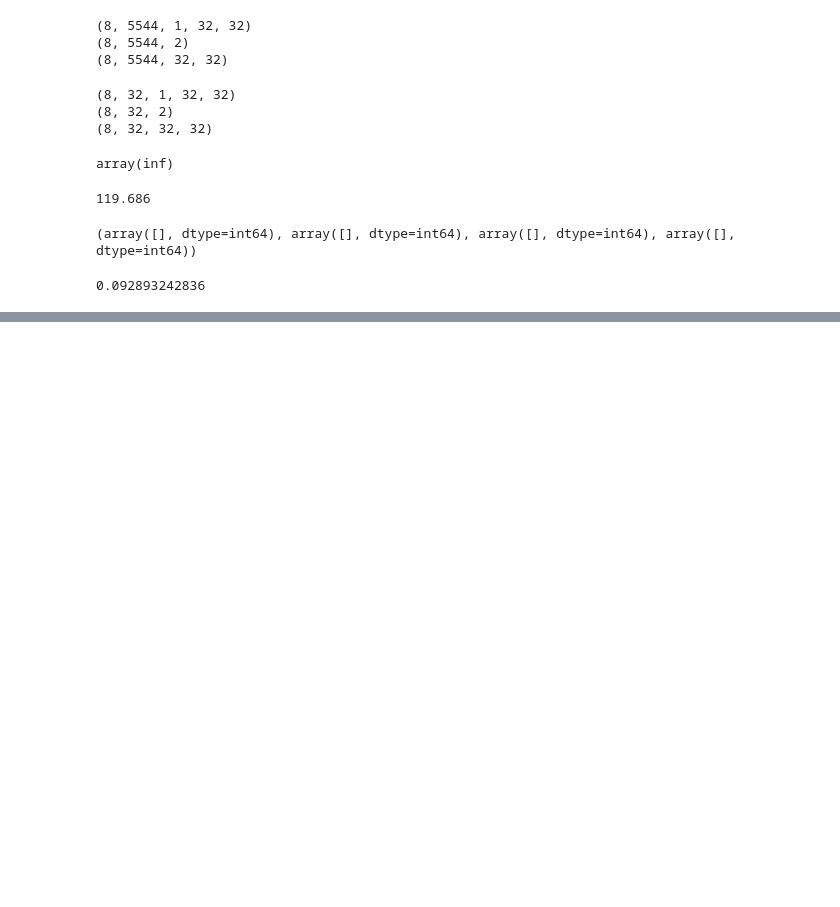
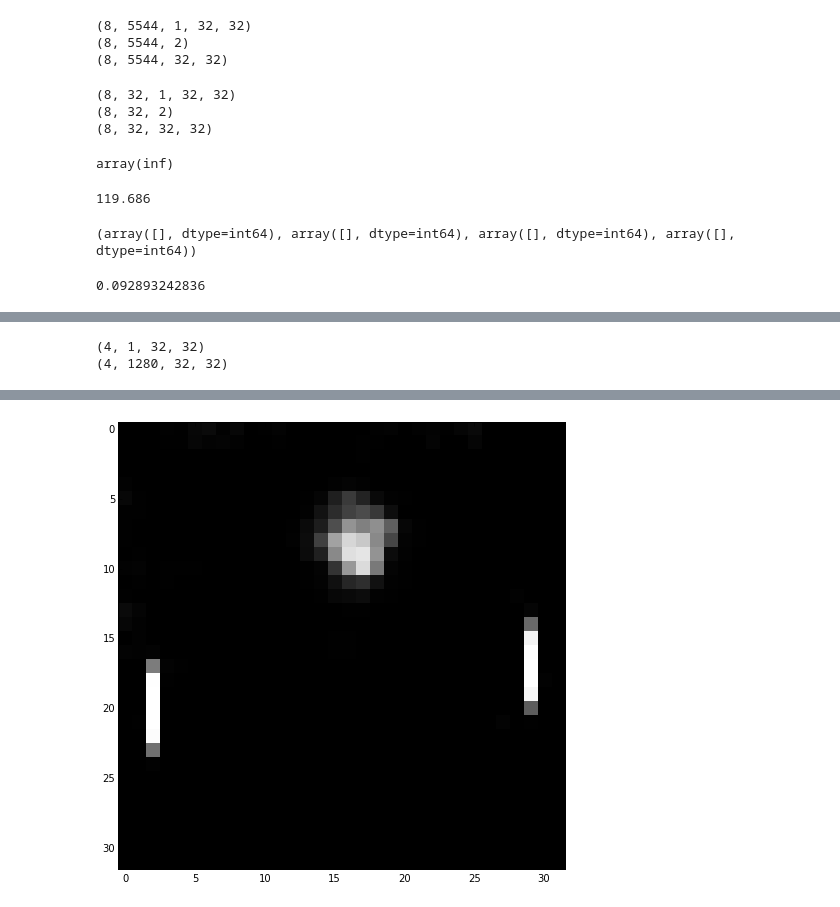
Before and after one commit to dmgottlieb/pong_rnn, a Jupyter notebook: PongRNN.ipynb, the cells around one changed output, grey strips where cells are left out. Drawn from its saved outputs; the diff is of its cells as text; code cells hidden in the pictures; blank space fills up the shorter version.

```diff
--- a/PongRNN.ipynb
+++ b/PongRNN.ipynb
@@ -695,0 +945,4 @@ print model.train(q_batch,p_batch,y_batch,1e-2)
+# %%
+from pong_recurrent_convolution_net import PongRCNN
+
+model = PongRCNN(4,128,32,32)
@@ -695,0 +982,11 @@ print model.train(q_batch,p_batch,y_batch,1e-2)
+# %%
+import h5py
+
+rcn_weights = model.get_weights()
+# %%
+f = h5py.File('weights/rcn_overfit.h5py')
+
+for k in rcn_weights.keys():
+    f[k] = rcn_weights[k]
+
+f.close()
@@ -695,0 +995,60 @@ print model.train(q_batch,p_batch,y_batch,1e-2)
+# %%
+print seed.shape
+print q.shape
+# %% [output]
+(4, 1, 32, 32)
+(4, 1280, 32, 32)
+# %%
+from live_prediction import live_predict
+
+q_pred = live_predict(model = model,seed=seed,num_frames=30,window=4)
+# %%
+from matplotlib import pyplot as plt
+from matplotlib import animation
+
+from tempfile import NamedTemporaryFile
+
+VIDEO_TAG = """<video controls>
+ <source src="data:video/x-m4v;base64,{0}" type="video/mp4">
+ Your browser does not support the video tag.
+</video>"""
+
+def anim_to_html(anim):
+    if not hasattr(anim, '_encoded_video'):
+        with NamedTemporaryFile(suffix='.mp4') as f:
+            anim.save(f.name, fps=20, extra_args=['-vcodec', 'libx264'])
+            video = open(f.name, "rb").read()
+        anim._encoded_video = video.encode("base64")
+
+    return VIDEO_TAG.format(anim._encoded_video)
+
+from IPython.display import HTML
+
+def display_animation(anim):
+    plt.close(anim._fig)
+    return HTML(anim_to_html(anim))
+
+
+
+# First set up the figure, the axis, and the plot element we want to animate
+fig = plt.figure()
+ax = plt.axes(xlim=(0, 32), ylim=(0, 32))
+#line, = ax.plot([], [], lw=2)
+im=plt.imshow(q_pred[0].squeeze())
+# initialization function: plot the background of each frame
+def init():
+    im.set_data(q_pred[0].squeeze())
+    return [im]
+
+# animation function.  This is called sequentially
+def animate(i):
+    im.set_array(q_pred[i].squeeze())
+    return [plt.imshow(q_pred[i].squeeze())]
+
+
+
+anim = animation.FuncAnimation(fig, animate, init_func=init,
+                               frames=30, interval=1, blit=True)
+
+display_animation(anim)
+# %% [output]
@@ -695,0 +1056 @@ print model.train(q_batch,p_batch,y_batch,1e-2)
+[figure, added]
```
Also changed, not shown: parts of 44 cells of this notebook, 11 other files.
